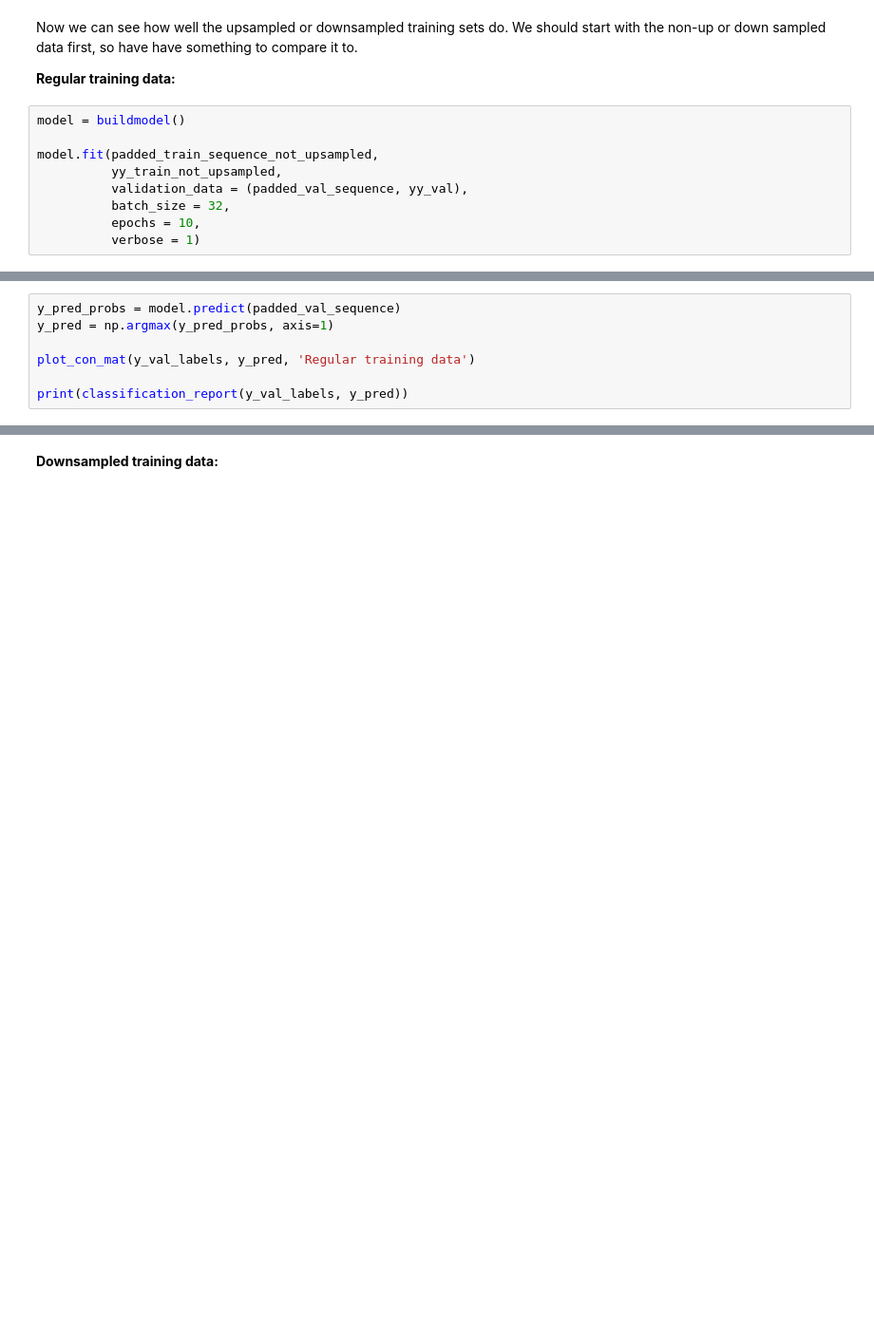
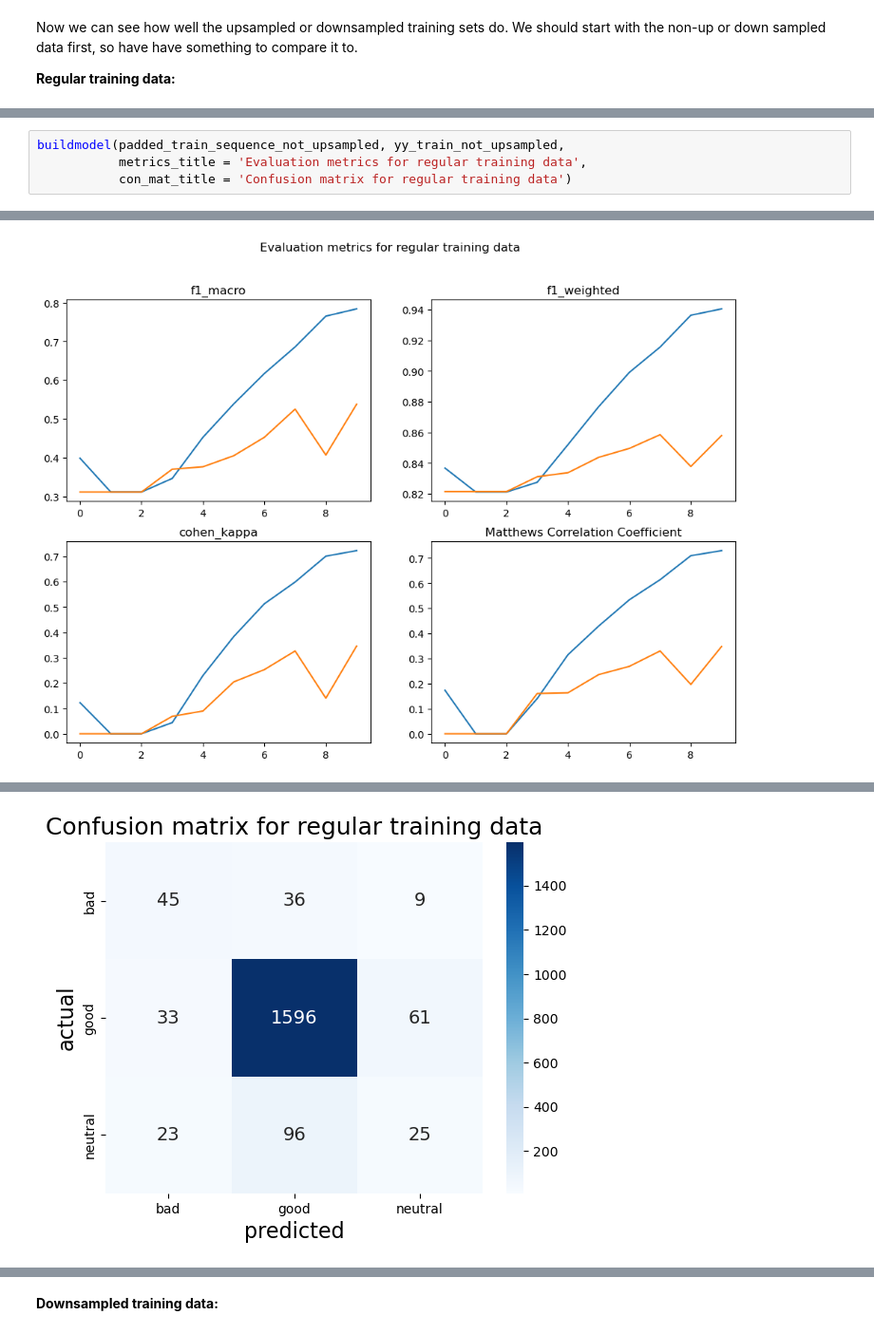
Before and after one commit to RavinderRai/amazon_instrument_sentiment_analysis, a Jupyter notebook: notebooks/Pre-Processing_and_Modelling.ipynb, the cells around one changed output, grey strips where cells are left out. Shown at 95% size. Saved outputs shown, nothing was run; the diff lists cells and outputs as text; blank space fills up the shorter version.

Commit message:
finished modelling notebook

```diff
--- a/notebooks/Pre-Processing_and_Modelling.ipynb
+++ b/notebooks/Pre-Processing_and_Modelling.ipynb
@@ -695,12 +697,3 @@ print(class_weights)
 Now we can see how well the upsampled or downsampled training sets do. We should start with the non-up or down sampled data first, so have have something to compare it to.
 
 **Regular training data:**
-# %%
-model = buildmodel()
-
-model.fit(padded_train_sequence_not_upsampled,
-          yy_train_not_upsampled,
-          validation_data = (padded_val_sequence, yy_val),
-          batch_size = 32,
-          epochs = 10,
-          verbose = 1)
@@ -735,7 +699,0 @@ plot_metric_history(metrics, suptitle = 'Evaluation metrics for regular training
-# %%
-y_pred_probs = model.predict(padded_val_sequence)
-y_pred = np.argmax(y_pred_probs, axis=1)
-
-plot_con_mat(y_val_labels, y_pred, 'Regular training data')
-
-print(classification_report(y_val_labels, y_pred))
@@ -753,0 +742,5 @@ weighted avg       0.85      0.87      0.86      1924
+# %%
+buildmodel(padded_train_sequence_not_upsampled, yy_train_not_upsampled,
+           metrics_title = 'Evaluation metrics for regular training data',
+           con_mat_title = 'Confusion matrix for regular training data')
+# %% [output]
@@ -753,0 +767 @@ weighted avg       0.85      0.87      0.86      1924
+[figure, added]
@@ -753,0 +769 @@ weighted avg       0.85      0.87      0.86      1924
+[figure, added]
```
Also changed, not shown: parts of 90 cells of this notebook.
